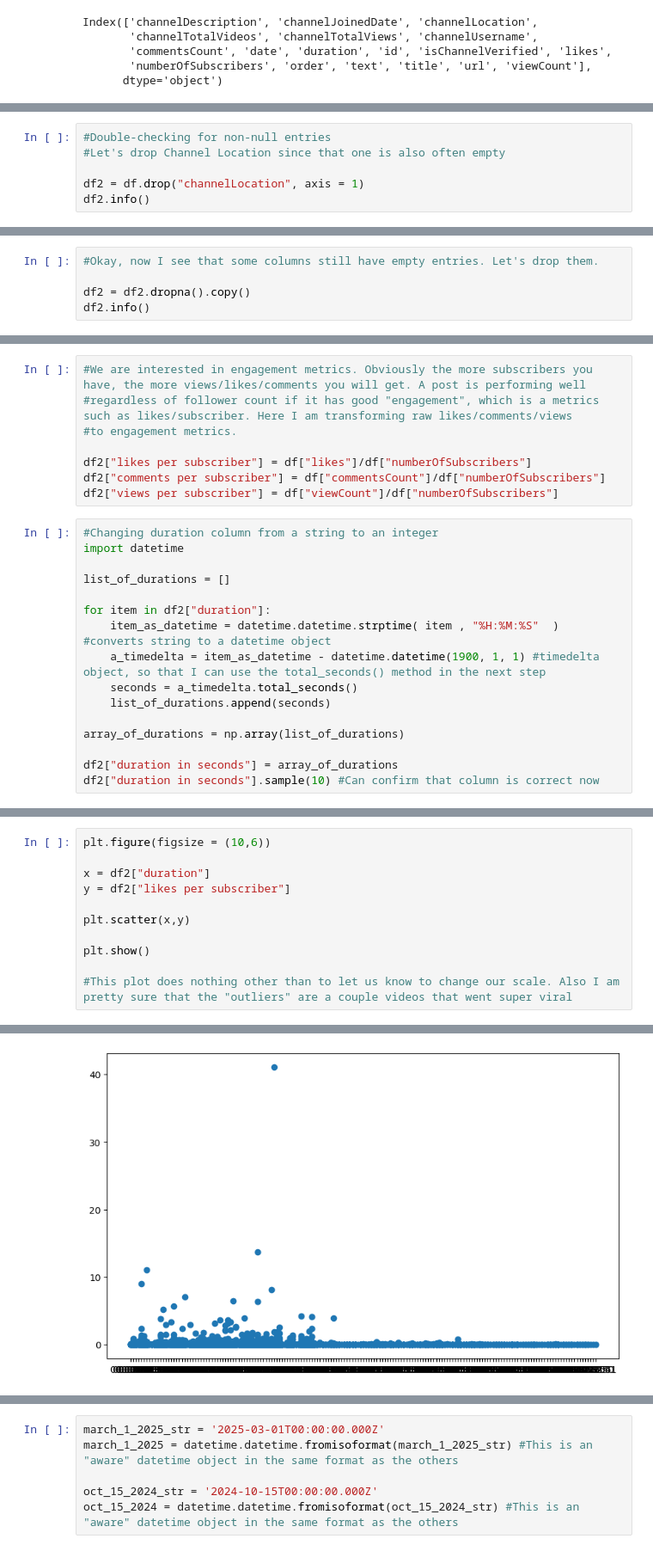
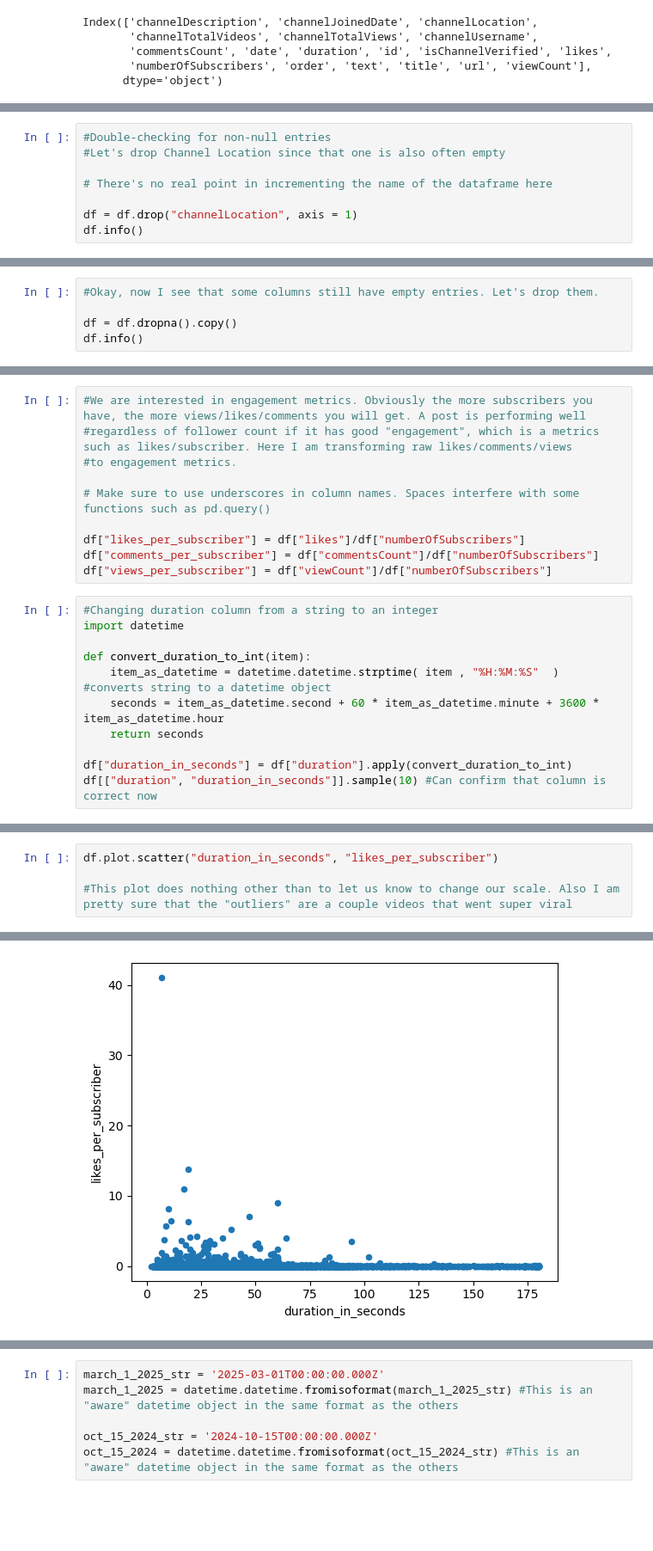
Before and after one commit to pranavrd/erdos-uncreatives, a Jupyter notebook: Data Cleaning and Visualization/Cleaning_and_Visualization1.ipynb, the cells around one changed output, grey strips where cells are left out. Shown at 86% size. Cells and saved outputs as stored; diff of their text form; blank space fills up the shorter version.

Commit message:
version of data without spaces in column names

```diff
--- a/Data Cleaning and Visualization/Cleaning_and_Visualization1.ipynb
+++ b/Data Cleaning and Visualization/Cleaning_and_Visualization1.ipynb
@@ -64,8 +62,10 @@ Name: text, dtype: object
 #Double-checking for non-null entries
 #Let's drop Channel Location since that one is also often empty
 
-df2 = df.drop("channelLocation", axis = 1)
-df2.info()
+# There's no real point in incrementing the name of the dataframe here
+
+df = df.drop("channelLocation", axis = 1)
+df.info()
 # %% [output]
 <class 'pandas.core.frame.DataFrame'>
 RangeIndex: 19185 entries, 0 to 19184
@@ -87,7 +87,7 @@ memory usage: 2.4+ MB
 # %%
 #Okay, now I see that some columns still have empty entries. Let's drop them.
 
-df2 = df2.dropna().copy()
-df2.info()
+df = df.dropna().copy()
+df.info()
 # %% [output]
 <class 'pandas.core.frame.DataFrame'>
@@ -112,23 +112,20 @@ memory usage: 2.3+ MB
 #regardless of follower count if it has good "engagement", which is a metrics such as likes/subscriber. Here I am transforming raw likes/comments/views
 #to engagement metrics.
 
-df2["likes per subscriber"] = df["likes"]/df["numberOfSubscribers"]
-df2["comments per subscriber"] = df["commentsCount"]/df["numberOfSubscribers"]
-df2["views per subscriber"] = df["viewCount"]/df["numberOfSubscribers"]
+# Make sure to use underscores in column names. Spaces interfere with some functions such as pd.query()
+
+df["likes_per_subscriber"] = df["likes"]/df["numberOfSubscribers"]
+df["comments_per_subscriber"] = df["commentsCount"]/df["numberOfSubscribers"]
+df["views_per_subscriber"] = df["viewCount"]/df["numberOfSubscribers"]
 # %%
 #Changing duration column from a string to an integer
 import datetime
 
-list_of_durations = []
+def convert_duration_to_int(item):
+    item_as_datetime = datetime.datetime.strptime( item , "%H:%M:%S"  ) #converts string to a datetime object
+    seconds = item_as_datetime.second + 60 * item_as_datetime.minute + 3600 * item_as_datetime.hour
+    return seconds
 
-for item in df2["duration"]:
-    item_as_datetime = datetime.datetime.strptime( item , "%H:%M:%S"  ) #converts string to a datetime object
-    a_timedelta = item_as_datetime - datetime.datetime(1900, 1, 1) #timedelta object, so that I can use the total_seconds() method in the next step
-    seconds = a_timedelta.total_seconds()
-    list_of_durations.append(seconds)
-
-array_of_durations = np.array(list_of_durations)
-
-df2["duration in seconds"] = array_of_durations
-df2["duration in seconds"].sample(10) #Can confirm that column is correct now
+df["duration_in_seconds"] = df["duration"].apply(convert_duration_to_int)
+df[["duration", "duration_in_seconds"]].sample(10) #Can confirm that column is correct now
 # %% [output]
@@ -146,12 +143,5 @@ Name: duration in seconds, dtype: float64
 # %%
-plt.figure(figsize = (10,6))
-
-x = df2["duration"]
-y = df2["likes per subscriber"]
-
-plt.scatter(x,y)
-
-plt.show()
+df.plot.scatter("duration_in_seconds", "likes_per_subscriber")
 
 #This plot does nothing other than to let us know to change our scale. Also I am pretty sure that the "outliers" are a couple videos that went super viral
 # %% [output]
@@ -158,2 +149,2 @@ plt.show()
-[figure, old version]
+[figure, new version]
 # %%
```
Also changed, not shown: parts of 36 cells of this notebook, 3 other files.
